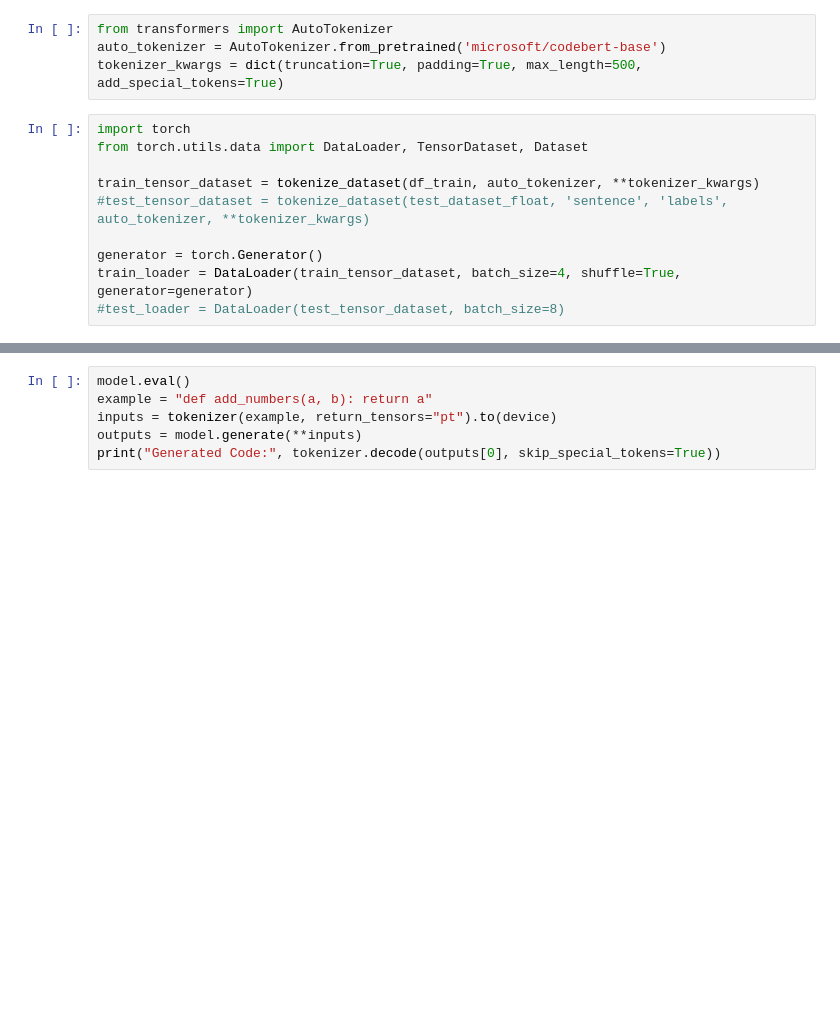
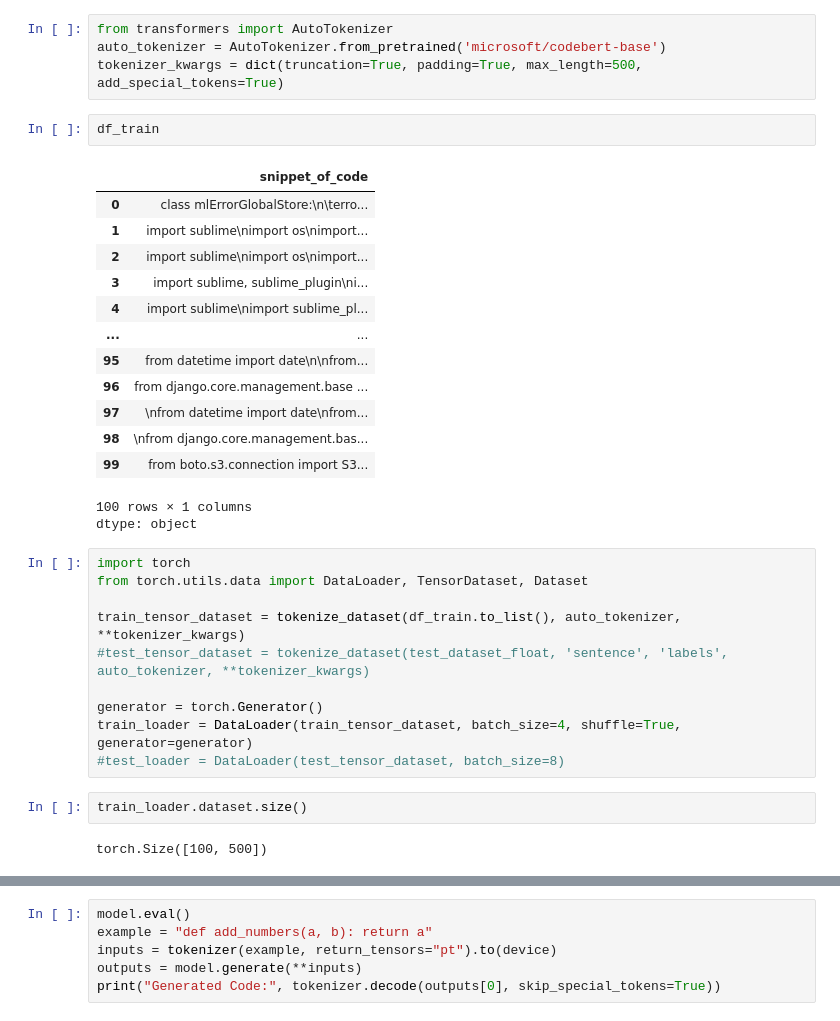
Before and after one commit to LorenzoCorbinelli/MLSA-project, a Jupyter notebook: project.ipynb, the cells around one changed output, grey strips where cells are left out. Saved outputs shown, nothing was run; the diff lists cells and outputs as text; blank space fills up the shorter version.

```diff
--- a/project.ipynb
+++ b/project.ipynb
@@ -475,16 +475,37 @@ def tokenize_dataset(hf_dataset, tokenizer, **kwargs):
 from transformers import AutoTokenizer
 auto_tokenizer = AutoTokenizer.from_pretrained('microsoft/codebert-base')
 tokenizer_kwargs = dict(truncation=True, padding=True, max_length=500, add_special_tokens=True)
+# %%
+df_train
+# %% [output]
+|  | snippet_of_code |
+| 0 | class mlErrorGlobalStore:\n\terro... |
+| 1 | import sublime\nimport os\nimport... |
+| 2 | import sublime\nimport os\nimport... |
+| 3 | import sublime, sublime_plugin\ni... |
+| 4 | import sublime\nimport sublime_pl... |
+| ... | ... |
+| 95 | from datetime import date\n\nfrom... |
+| 96 | from django.core.management.base ... |
+| 97 | \nfrom datetime import date\nfrom... |
+| 98 | \nfrom django.core.management.bas... |
+| 99 | from boto.s3.connection import S3... |
+100 rows × 1 columns
+dtype: object
 # %%
 import torch
 from torch.utils.data import DataLoader, TensorDataset, Dataset
 
-train_tensor_dataset = tokenize_dataset(df_train, auto_tokenizer, **tokenizer_kwargs)
+train_tensor_dataset = tokenize_dataset(df_train.to_list(), auto_tokenizer, **tokenizer_kwargs)
 #test_tensor_dataset = tokenize_dataset(test_dataset_float, 'sentence', 'labels', auto_tokenizer, **tokenizer_kwargs)
 
 generator = torch.Generator()
 train_loader = DataLoader(train_tensor_dataset, batch_size=4, shuffle=True, generator=generator)
 #test_loader = DataLoader(test_tensor_dataset, batch_size=8)
+# %%
+train_loader.dataset.size()
+# %% [output]
+torch.Size([100, 500])
 # %%
 import torch
 from torch.optim import Adam
```
Also changed, not shown: parts of 2 cells of this notebook.
